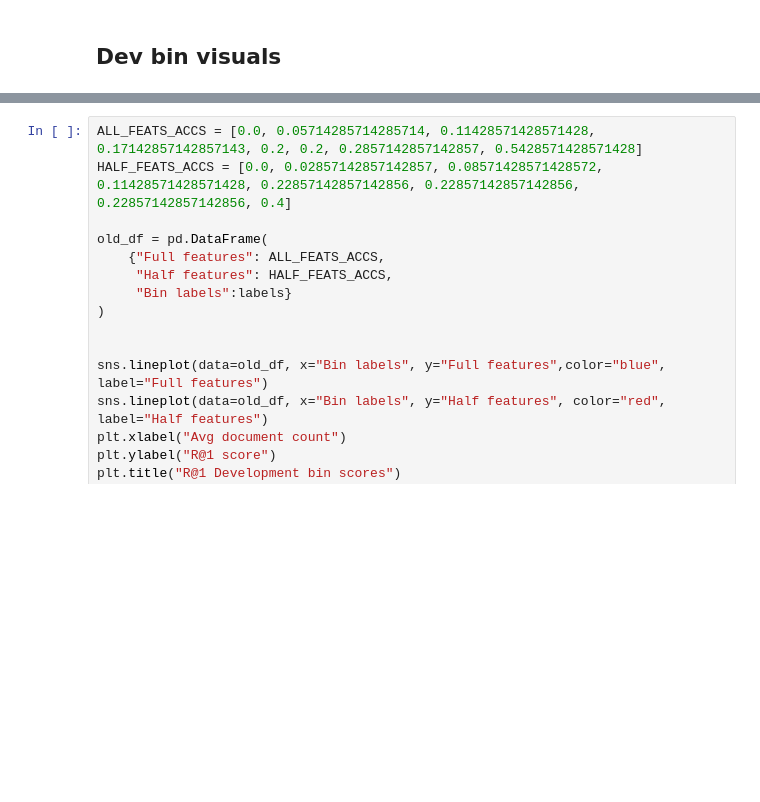
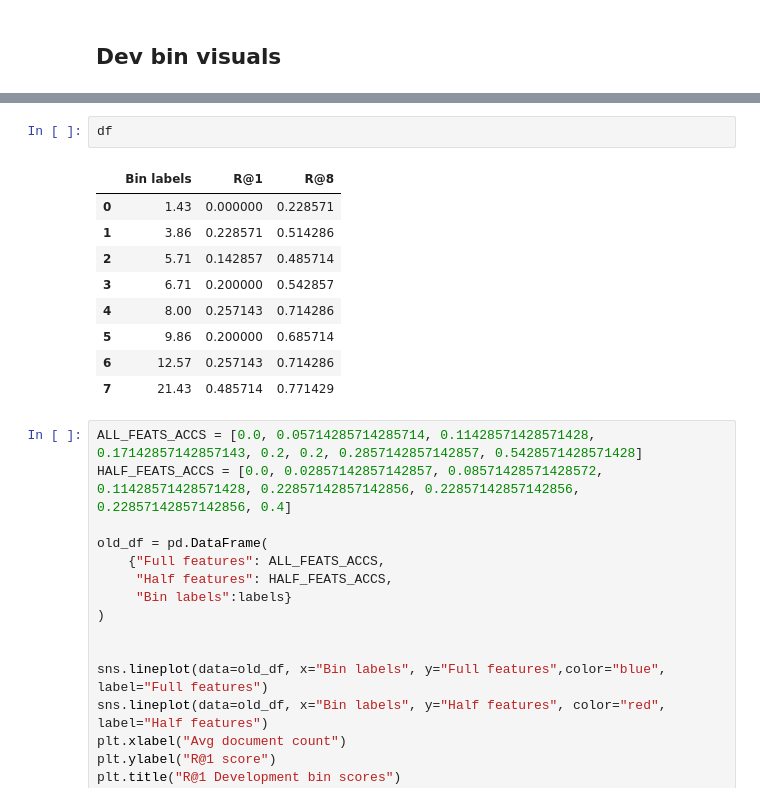
Before and after one commit to eric-sclafani/gram2vec, a Jupyter notebook: gram2vec/visualize.ipynb, the cells around one changed output, grey strips where cells are left out. Drawn from its saved outputs; the diff is of its cells as text; blank space fills up the shorter version.

```diff
--- a/gram2vec/visualize.ipynb
+++ b/gram2vec/visualize.ipynb
@@ -174,3 +162,15 @@ Text(0.5, 1.0, 'R@1 Development scores')
+# %%
+df
+# %% [output]
+|  | Bin labels | R@1 | R@8 |
+| 0 | 1.43 | 0.000000 | 0.228571 |
+| 1 | 3.86 | 0.228571 | 0.514286 |
+| 2 | 5.71 | 0.142857 | 0.485714 |
+| 3 | 6.71 | 0.200000 | 0.542857 |
+| 4 | 8.00 | 0.257143 | 0.714286 |
+| 5 | 9.86 | 0.200000 | 0.685714 |
+| 6 | 12.57 | 0.257143 | 0.714286 |
+| 7 | 21.43 | 0.485714 | 0.771429 |
 # %%
 ALL_FEATS_ACCS = [0.0, 0.05714285714285714, 0.11428571428571428, 0.17142857142857143, 0.2, 0.2, 0.2857142857142857, 0.5428571428571428]
 HALF_FEATS_ACCS = [0.0, 0.02857142857142857, 0.08571428571428572, 0.11428571428571428, 0.22857142857142856, 0.22857142857142856, 0.22857142857142856, 0.4]
```
Also changed, not shown: parts of 9 cells of this notebook, 7 other files.
